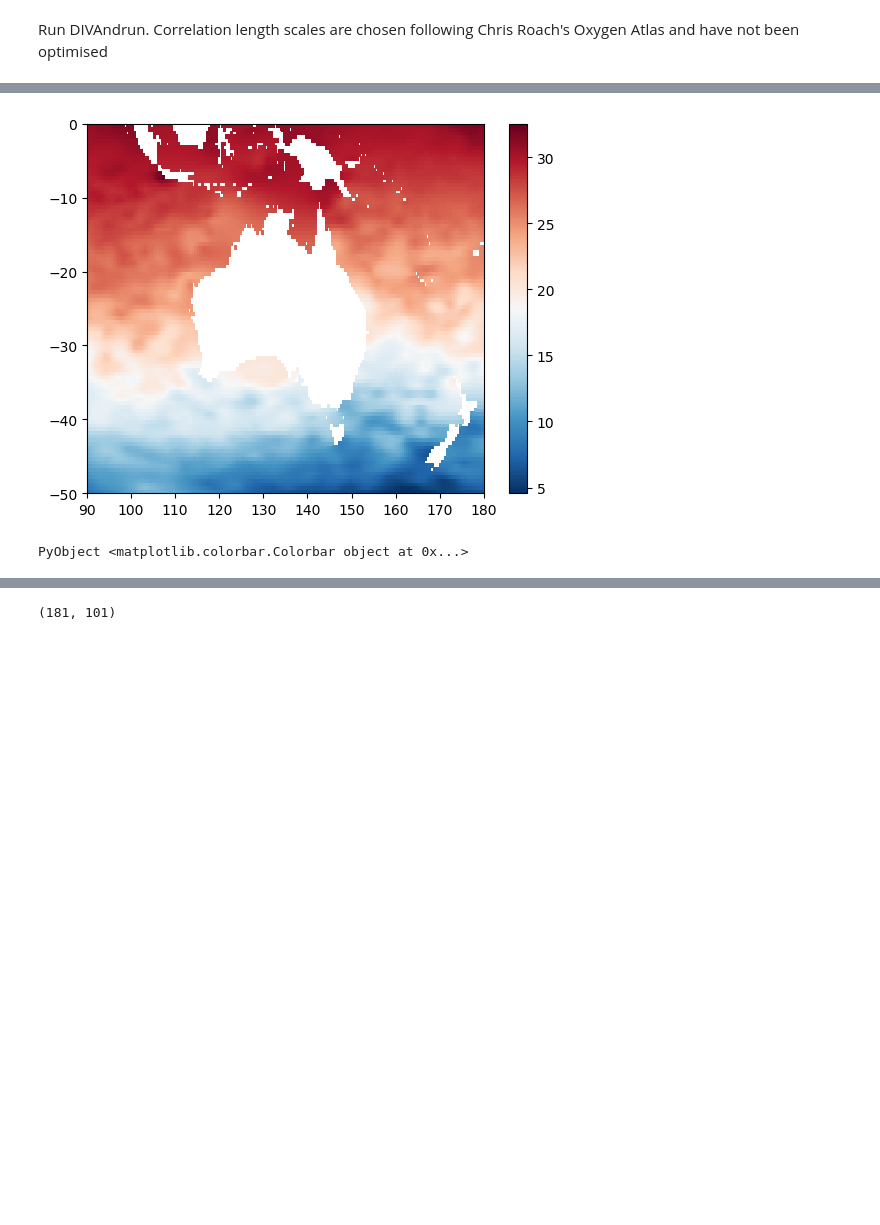
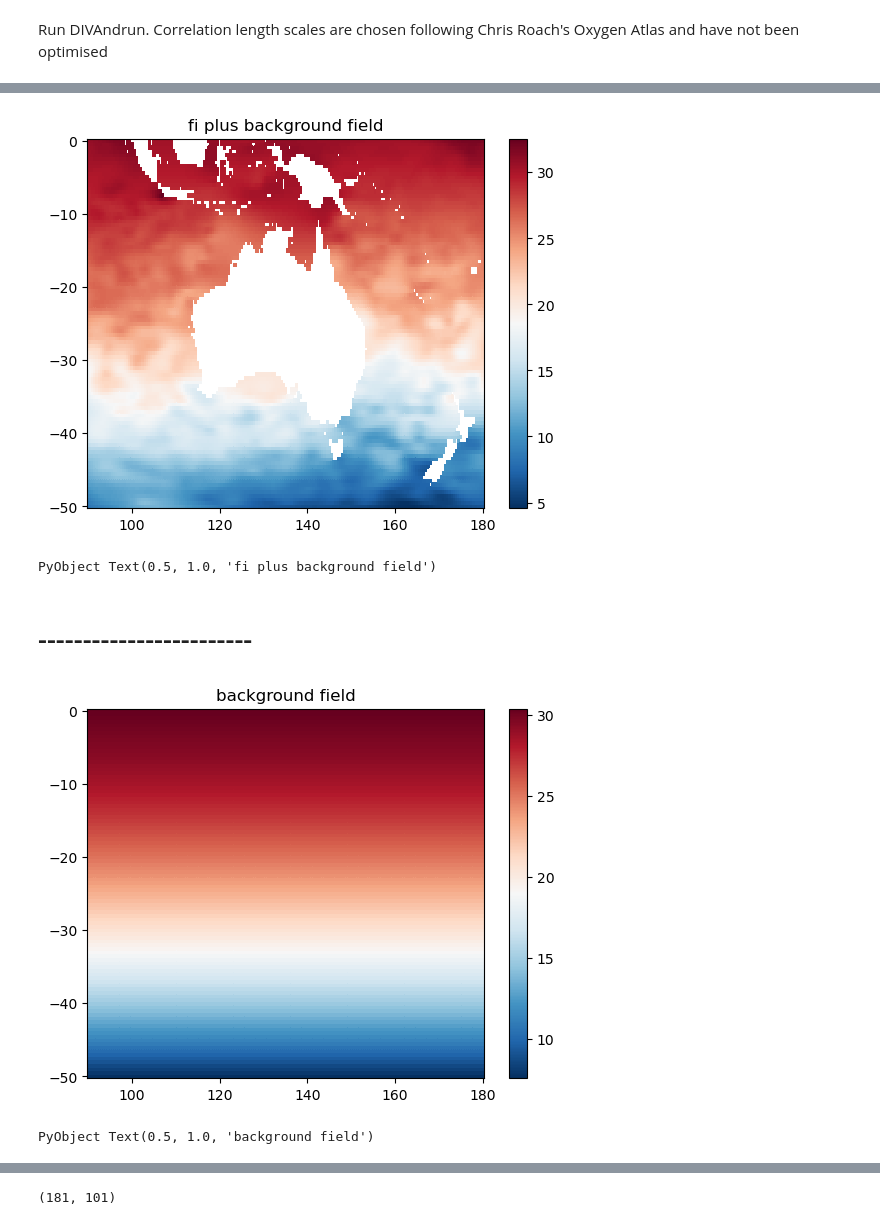
Before and after one commit to CARSv2/cars-v2, a Jupyter notebook: notebooks/parameter_sandbox.ipynb, the cells around one changed output, grey strips where cells are left out. Cells and saved outputs as stored; diff of their text form; code cells hidden in the pictures; blank space fills up the shorter version.

```diff
--- a/notebooks/parameter_sandbox.ipynb
+++ b/notebooks/parameter_sandbox.ipynb
@@ -249,6 +259,16 @@ fi, s = DIVAndrun(mask,(pm,pn),(xi,yi),(longitude.+360,latitude),temperature_res
 # %%
 pcolor(xi, yi, fi.+model(yi,fit_temperature_to_latitude.param),cmap="RdBu_r") #.+ mean(temperature) );
 colorbar()
+title("fi plus background field")
 # %% [output]
-[figure, old version]
+[figure, new version]
-PyObject <matplotlib.colorbar.Colorbar object at 0x...>
+PyObject Text(0.5, 1.0, 'fi plus background field')
+# %% [markdown]
+# ------------------------
+# %%
+pcolor(xi, yi, model(yi,fit_temperature_to_latitude.param),cmap="RdBu_r");
+colorbar()
+title("background field")
+# %% [output]
+[figure, added]
+PyObject Text(0.5, 1.0, 'background field')
```
Also changed, not shown: parts of 25 cells of this notebook.
